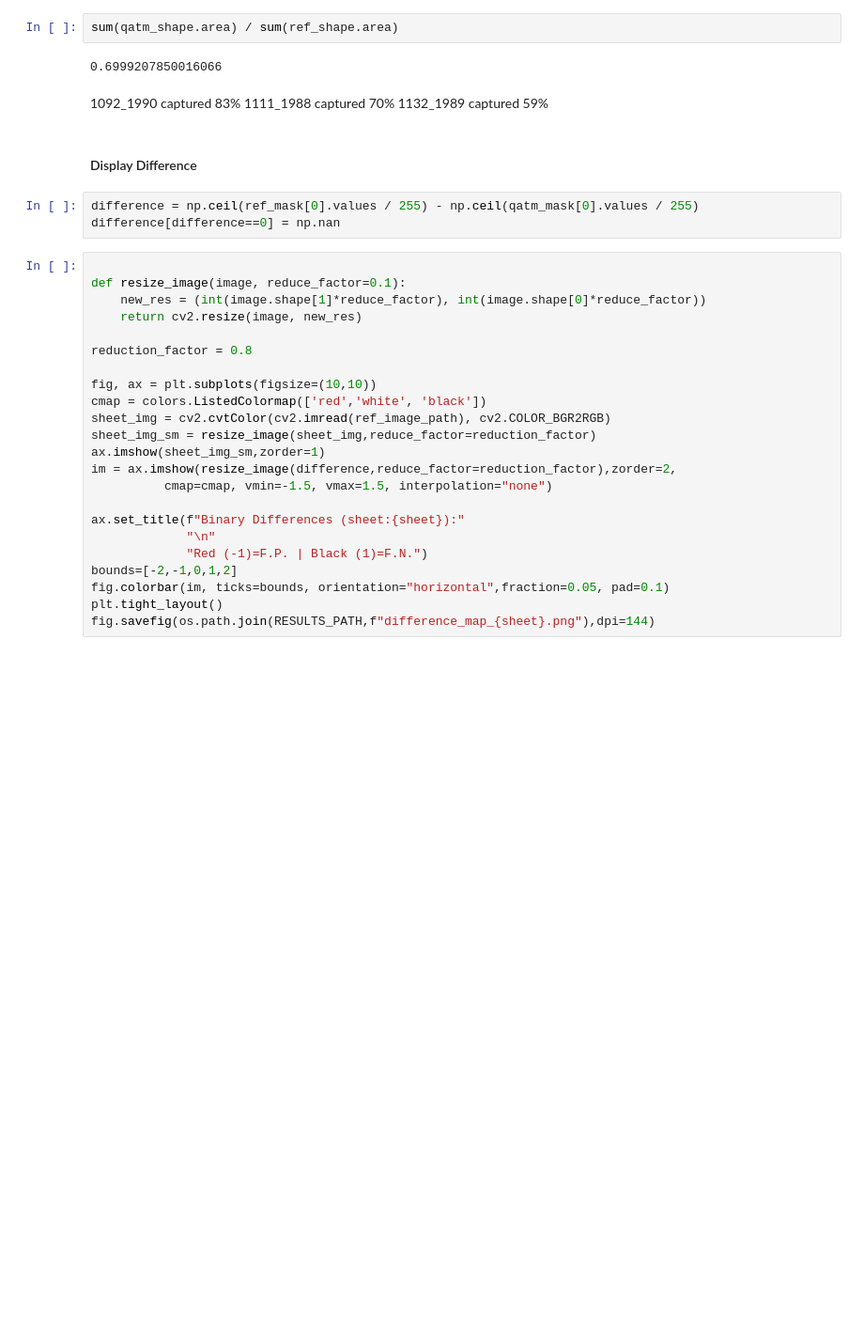
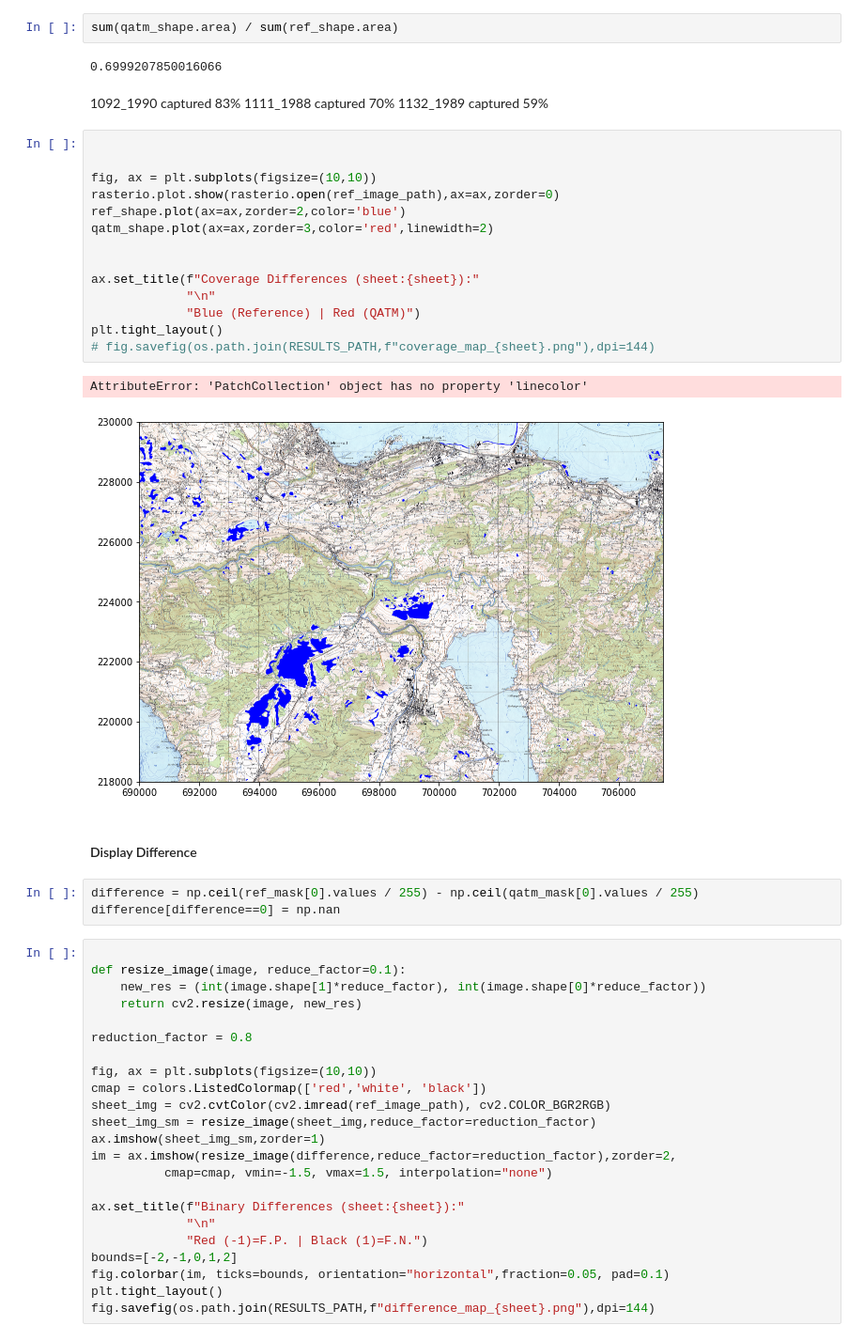
Before and after one commit to justinfmccarty/22spring_templatematching_carto, a Jupyter notebook: QATM/notebooks/01_evaluate_areas.ipynb, the cells around one changed output. Shown at 94% size. Drawn from its saved outputs; the diff is of its cells as text; blank space fills up the shorter version.

```diff
--- a/QATM/notebooks/01_evaluate_areas.ipynb
+++ b/QATM/notebooks/01_evaluate_areas.ipynb
@@ -131,6 +134,23 @@ sum(qatm_shape.area) / sum(ref_shape.area)
 1092_1990 captured 83%
 1111_1988 captured 70%
 1132_1989 captured 59%
+# %%
+
+
+fig, ax = plt.subplots(figsize=(10,10))
+rasterio.plot.show(rasterio.open(ref_image_path),ax=ax,zorder=0)
+ref_shape.plot(ax=ax,zorder=2,color='blue')
+qatm_shape.plot(ax=ax,zorder=3,color='red',linewidth=2)
+
+
+ax.set_title(f"Coverage Differences (sheet:{sheet}):"
+             "\n"
+             "Blue (Reference) | Red (QATM)")
+plt.tight_layout()
+# fig.savefig(os.path.join(RESULTS_PATH,f"coverage_map_{sheet}.png"),dpi=144)
+# %% [output]
+AttributeError: 'PatchCollection' object has no property 'linecolor'
+[figure, added]
 # %% [markdown]
 #### Display Difference
 # %%
```
Also changed, not shown: parts of 4 cells of this notebook, 2 other files.
